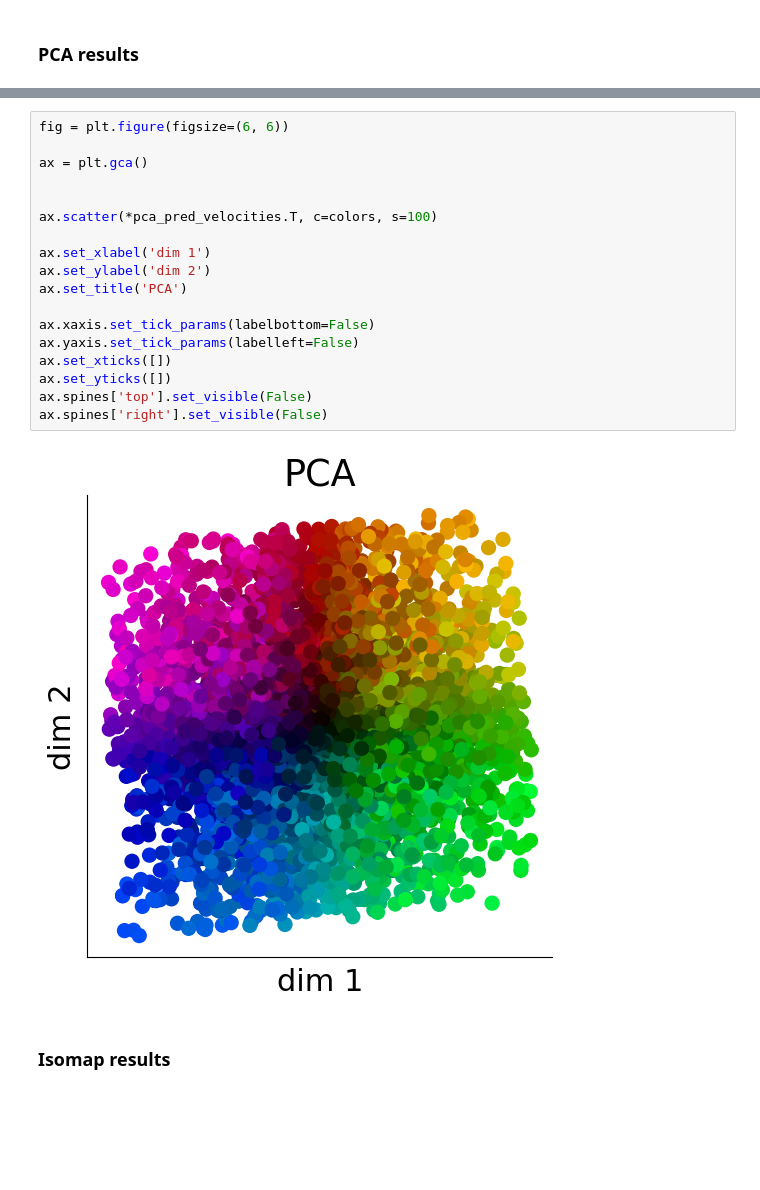
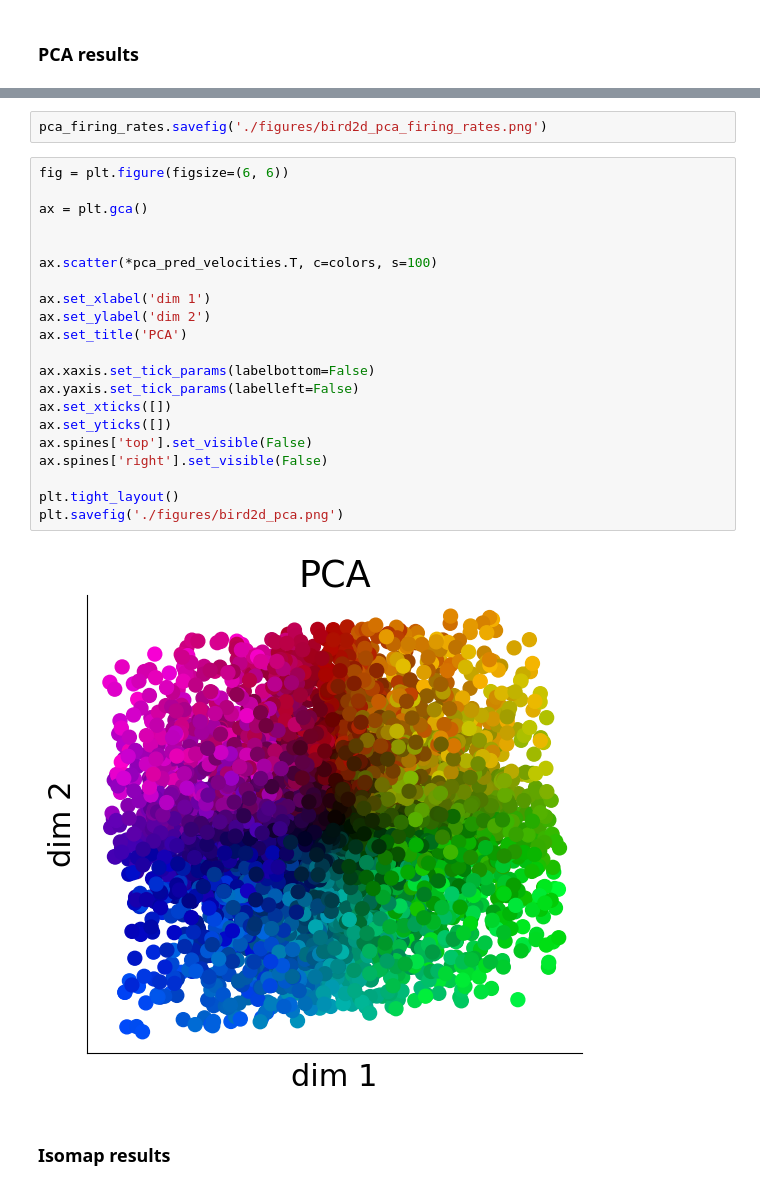
Before and after one commit to abhi-iyer/velocity_extraction, a Jupyter notebook: main/analysis_bird2d.ipynb, the cells around one changed output, grey strips where cells are left out. Drawn from its saved outputs; the diff is of its cells as text; blank space fills up the shorter version.

```diff
--- a/main/analysis_bird2d.ipynb
+++ b/main/analysis_bird2d.ipynb
@@ -279,23 +282,28 @@ pca_firing_rates
+# %%
+pca_firing_rates.savefig('./figures/bird2d_pca_firing_rates.png')
 # %%
 fig = plt.figure(figsize=(6, 6))
 
 ax = plt.gca()
 
 
 ax.scatter(*pca_pred_velocities.T, c=colors, s=100)
 
 ax.set_xlabel('dim 1')
 ax.set_ylabel('dim 2')
 ax.set_title('PCA')
 
 ax.xaxis.set_tick_params(labelbottom=False)
 ax.yaxis.set_tick_params(labelleft=False)
 ax.set_xticks([])
 ax.set_yticks([])
 ax.spines['top'].set_visible(False)
 ax.spines['right'].set_visible(False)
+
+plt.tight_layout()
+plt.savefig('./figures/bird2d_pca.png')
 # %% [output]
-[figure, old version]
+[figure, new version]
 # %% [markdown]
 ### Isomap results
 # %%
```
Also changed, not shown: parts of 22 cells of this notebook, 4 other files.
